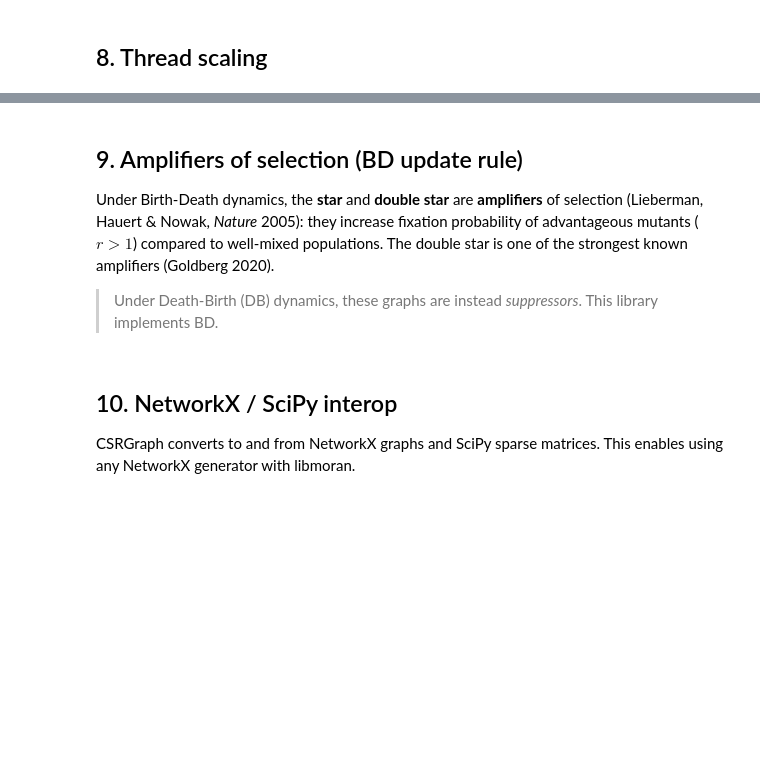
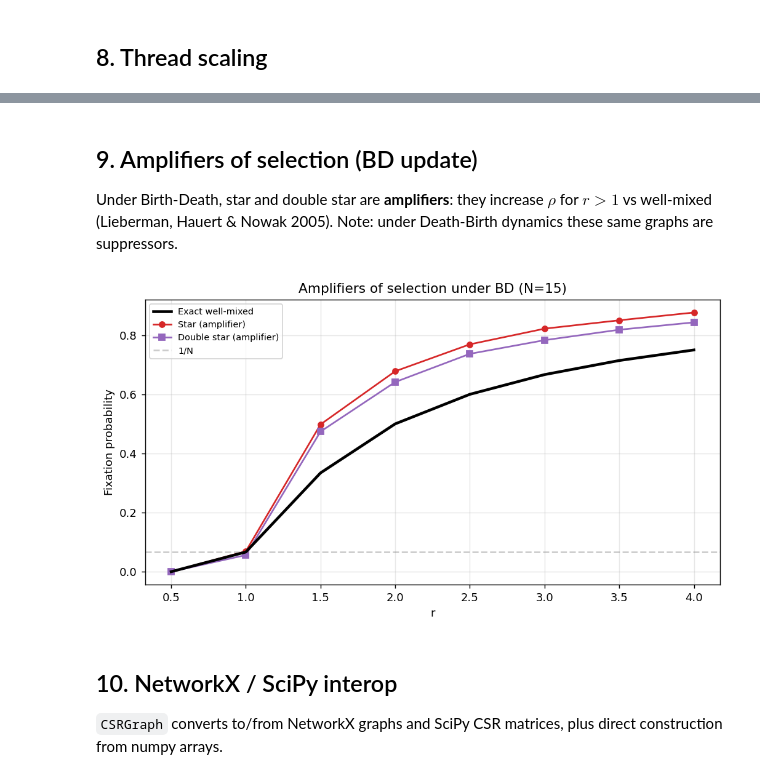
Before and after one commit to mozkomor05/Moran-Fixation-FPRAS, a Jupyter notebook: notebooks/monte_carlo_demo.ipynb, the cells around one changed output, grey strips where cells are left out. Drawn from its saved outputs; the diff is of its cells as text; code cells hidden in the pictures; blank space fills up the shorter version.

```diff
--- a/notebooks/monte_carlo_demo.ipynb
+++ b/notebooks/monte_carlo_demo.ipynb
@@ -346,34 +418,29 @@ plt.tight_layout(); plt.show()
 # %% [markdown]
-## 9. Amplifiers of selection (BD update rule)
+## 9. Amplifiers of selection (BD update)
 
-Under Birth-Death dynamics, the **star** and **double star** are **amplifiers** of selection
-(Lieberman, Hauert & Nowak, *Nature* 2005): they increase fixation probability
-of advantageous mutants ($r > 1$) compared to well-mixed populations.
-The double star is one of the strongest known amplifiers (Goldberg 2020).
-
-> Under Death-Birth (DB) dynamics, these graphs are instead *suppressors*.
-> This library implements BD.
+Under Birth-Death, star and double star are **amplifiers**: they increase $\rho$ for $r > 1$ vs well-mixed (Lieberman, Hauert & Nowak 2005). Note: under Death-Birth dynamics these same graphs are suppressors.
 # %%
-N = 20
-r_grid = np.linspace(0.5, 4.0, 12)
+N = 15
+r_grid = np.linspace(0.5, 4.0, 8)
 exact_wm = [exact.well_mixed(N, float(r)) for r in r_grid]
 
 star_est = [naive.estimate(star_graph(N), float(r), epsilon=0.15,
-                           seed=42, num_threads=1).estimate for r in r_grid]
+                           seed=42, num_threads=0).estimate for r in r_grid]
 dbl_est  = [naive.estimate(double_star_graph(N // 2, N - N // 2), float(r), epsilon=0.15,
-                           seed=42, num_threads=1).estimate for r in r_grid]
+                           seed=42, num_threads=0).estimate for r in r_grid]
 
 fig, ax = plt.subplots(figsize=(8, 4.5))
 ax.plot(r_grid, exact_wm, 'k-', lw=2.5, label='Exact well-mixed', zorder=5)
 ax.plot(r_grid, star_est, 'o-', ms=5, color=COLORS['star'], label='Star (amplifier)')
 ax.plot(r_grid, dbl_est, 's-', ms=5, color=COLORS['dbl_star'], label='Double star (amplifier)')
 ax.axhline(1/N, color='gray', ls='--', alpha=.4, label='1/N')
 ax.set(xlabel='r', ylabel='Fixation probability',
        title=f'Amplifiers of selection under BD (N={N})')
 ax.legend(fontsize=8); plt.tight_layout(); plt.show()
+# %% [output]
+[figure, added]
 # %% [markdown]
 ## 10. NetworkX / SciPy interop
 
-CSRGraph converts to and from NetworkX graphs and SciPy sparse matrices.
-This enables using any NetworkX generator with libmoran.
+`CSRGraph` converts to/from NetworkX graphs and SciPy CSR matrices, plus direct construction from numpy arrays.
 # %%
```
Also changed, not shown: parts of 38 cells of this notebook.
